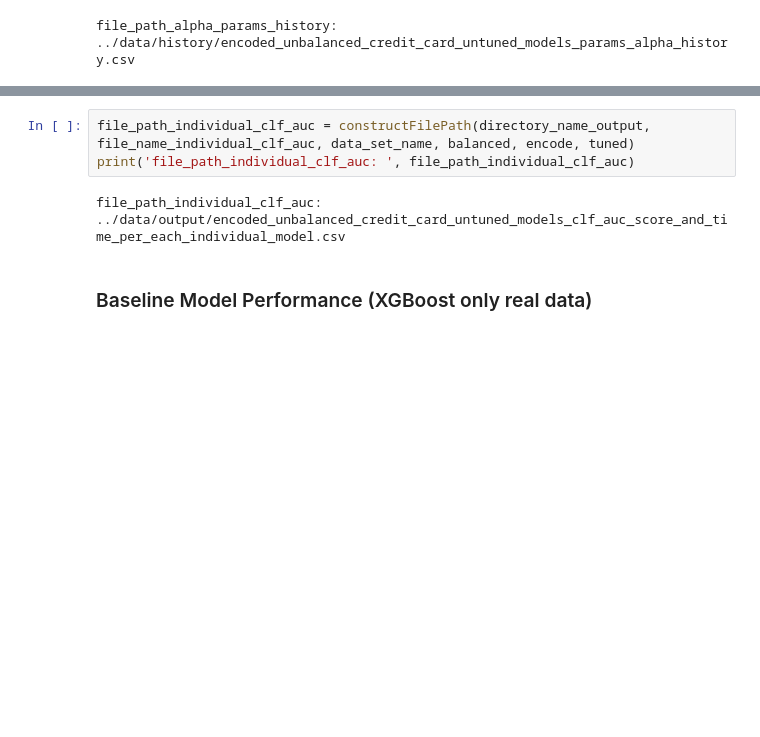
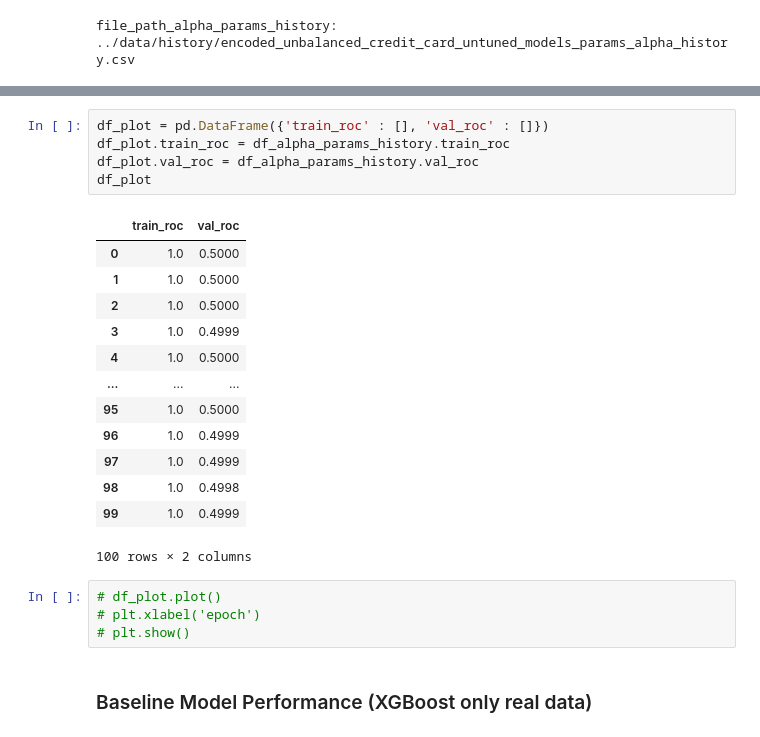
Before and after one commit to shinnasa/SC-GOAT, a Jupyter notebook: code/CollectResults.ipynb, the cells around one changed output, grey strips where cells are left out. Saved outputs shown, nothing was run; the diff lists cells and outputs as text; blank space fills up the shorter version.

```diff
--- a/code/CollectResults.ipynb
+++ b/code/CollectResults.ipynb
@@ -520,9 +590,27 @@ df_alpha_params_history
 100 rows × 8 columns
-# %%
-file_path_individual_clf_auc = constructFilePath(directory_name_output, file_name_individual_clf_auc, data_set_name, balanced, encode, tuned)
-print('file_path_individual_clf_auc: ', file_path_individual_clf_auc)
-# %% [output]
-file_path_individual_clf_auc:  ../data/output/encoded_unbalanced_credit_card_untuned_models_clf_auc_score_and_time_per_each_individual_model.csv
+# %%
+df_plot = pd.DataFrame({'train_roc' : [], 'val_roc' : []})
+df_plot.train_roc = df_alpha_params_history.train_roc
+df_plot.val_roc = df_alpha_params_history.val_roc
+df_plot
+# %% [output]
+|  | train_roc | val_roc |
+| 0 | 1.0 | 0.5000 |
+| 1 | 1.0 | 0.5000 |
+| 2 | 1.0 | 0.5000 |
+| 3 | 1.0 | 0.4999 |
+| 4 | 1.0 | 0.5000 |
+| ... | ... | ... |
+| 95 | 1.0 | 0.5000 |
+| 96 | 1.0 | 0.4999 |
+| 97 | 1.0 | 0.4999 |
+| 98 | 1.0 | 0.4998 |
+| 99 | 1.0 | 0.4999 |
+100 rows × 2 columns
+# %%
+# df_plot.plot()
+# plt.xlabel('epoch')
+# plt.show()
 # %% [markdown]
 ### Baseline Model Performance (XGBoost only real data)
 # %%
```
Also changed, not shown: parts of 30 cells of this notebook, 9 other files.
